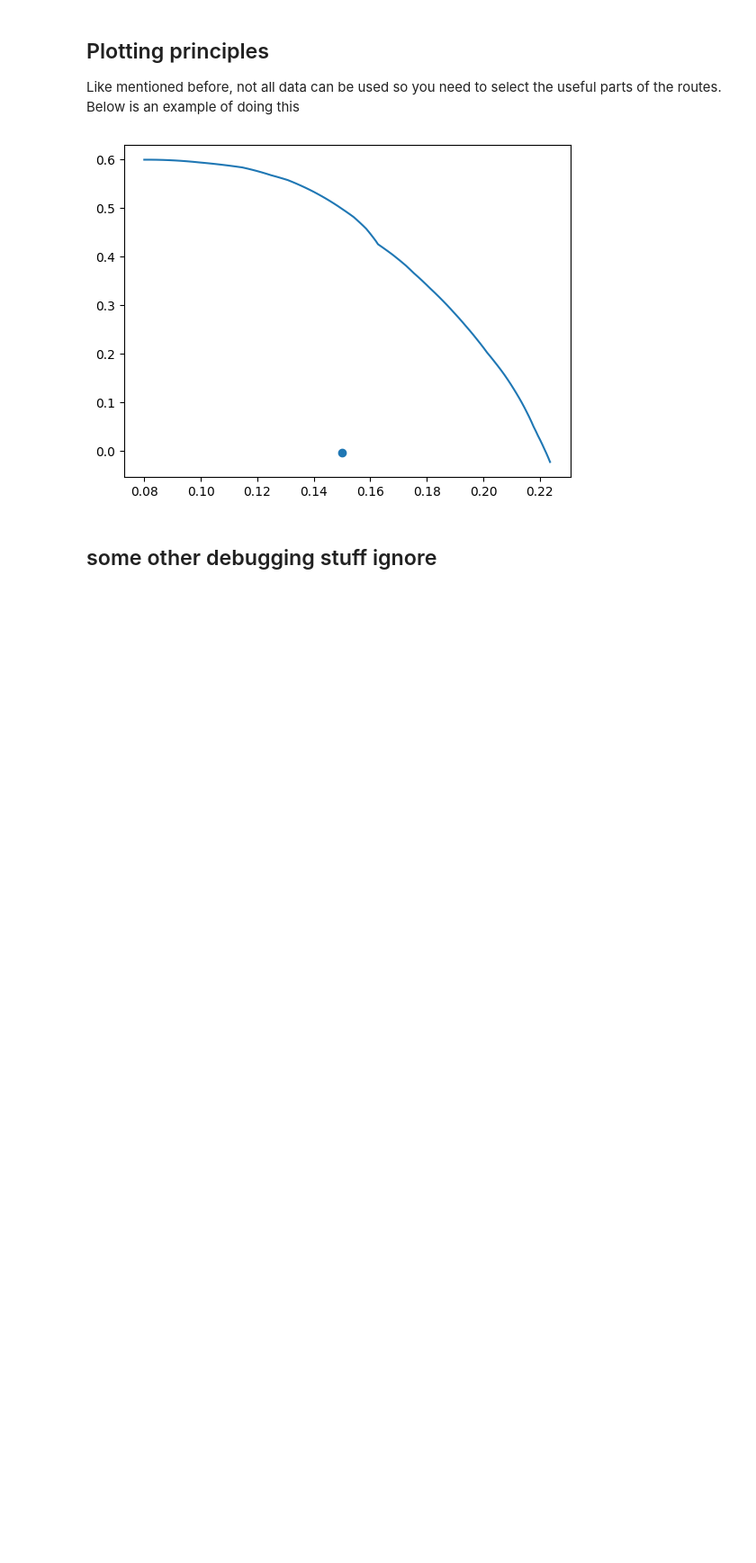
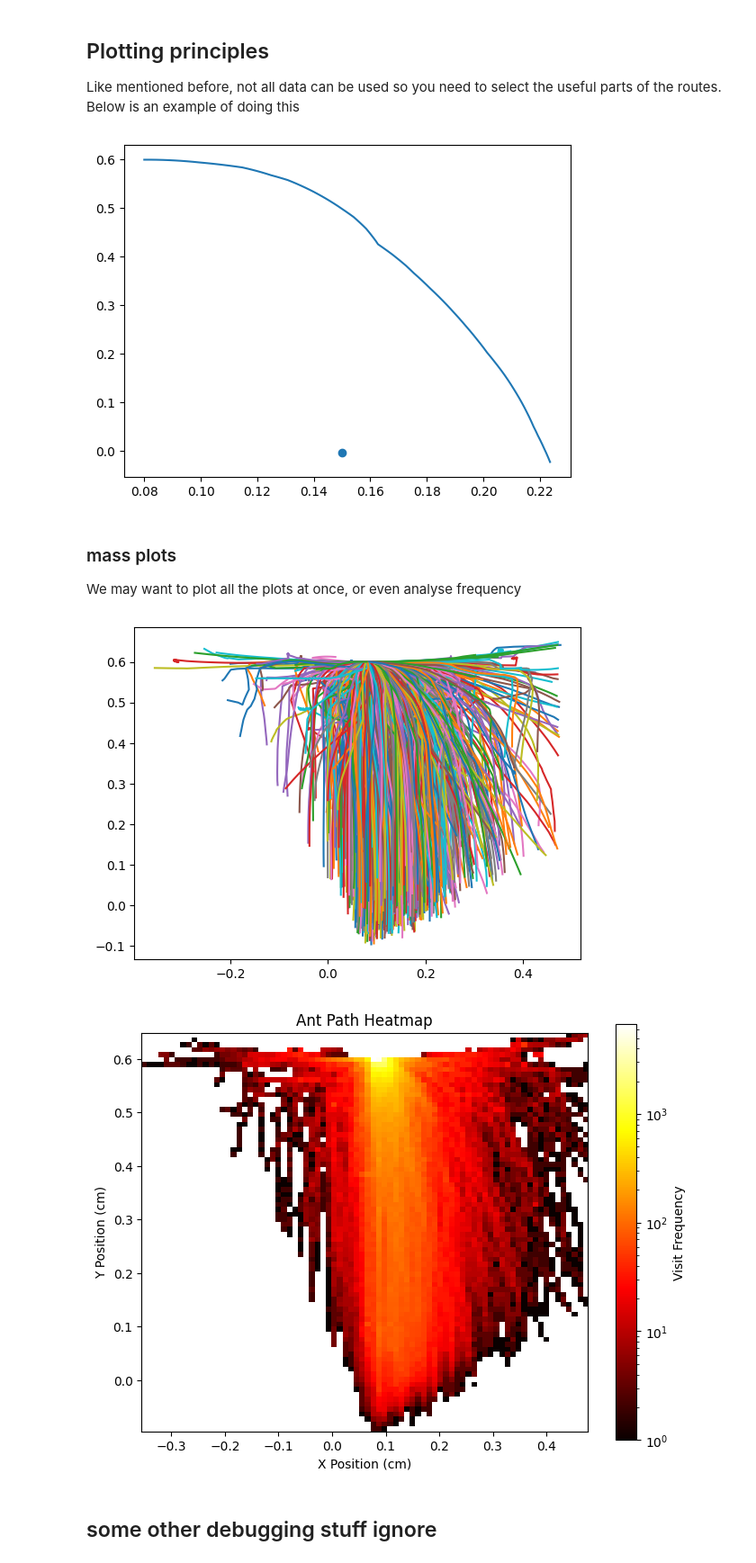
Before and after one commit to shepai/ant_trajectory, a Jupyter notebook: data/plotter_hardly_know_her.ipynb, the cells around one changed output. Shown at 90% size. Drawn from its saved outputs; the diff is of its cells as text; code cells hidden in the pictures; blank space fills up the shorter version.

Commit message:
data upload

```diff
--- a/data/plotter_hardly_know_her.ipynb
+++ b/data/plotter_hardly_know_her.ipynb
@@ -60,6 +64,64 @@ plt.scatter(0.15,-0.003)
 plt.show()
 # %% [output]
 [figure]
+# %% [markdown]
+### mass plots
+We may want to plot all the plots at once, or even analyse frequency
+# %%
+def plot_all(data):
+    for i in range(len(data)):
+        for g in range(len(data[i])):
+            example_route=get_used(data[i][g])
+            plt.plot(example_route[:,0],example_route[:,1])
+    plt.scatter(0.15,-0.003)
+    plt.show()
+
+def plot_frequencies(data):
+    all_x = []
+    all_y = []
+    initial_points=[]
+    for i in range(len(data)):
+        for g in range(len(data[i])):
+            example_route=get_used(data[i][g])
+            all_x.extend(example_route[:,0])
+            all_y.extend(example_route[:,1])
+            dx = example_route[0][0]
+            dy = example_route[0][1]
+            initial_points.append([dx, dy])
+    initial_points=np.array(initial_points)
+    initial_points=np.average(initial_points,axis=0)
+    heatmap, xedges, yedges = np.histogram2d(all_x, all_y, bins=80)
+
+    #plot the heatmap
+    plt.figure(figsize=(8, 6))
+    plt.imshow(
+        heatmap.T, origin='lower',
+        extent=[min(all_x), max(all_x), min(all_y), max(all_y)],
+        cmap='hot', interpolation='nearest',
+        norm=LogNorm(vmin=1, vmax=heatmap.max())
+    )
+
+    plt.colorbar(label='Visit Frequency')
+    #b=plt.scatter(initial_points[0],initial_points[1],c="b")
+    #text = plt.text(initial_points[0]+1,initial_points[1]+1, "Food source", fontsize=12, color='white', weight='bold')
+    """text.set_path_effects([
+        path_effects.Stroke(linewidth=3, foreground='black'),
+        path_effects.Normal()
+    ])
+    b.set_path_effects([
+        path_effects.Stroke(linewidth=3, foreground='black'),
+        path_effects.Normal()
+    ])"""
+    plt.xlabel('X Position (cm)')
+    plt.ylabel('Y Position (cm)')
+    plt.title('Ant Path Heatmap')
+    plt.show()
+
+plot_all(data)
+plot_frequencies(data)
+# %% [output]
+[figure, added]
+[figure, added]
 # %% [markdown]
 ## some other debugging stuff ignore
 # %%
```
Also changed, not shown: parts of 1 cell of this notebook, 16 other files.
